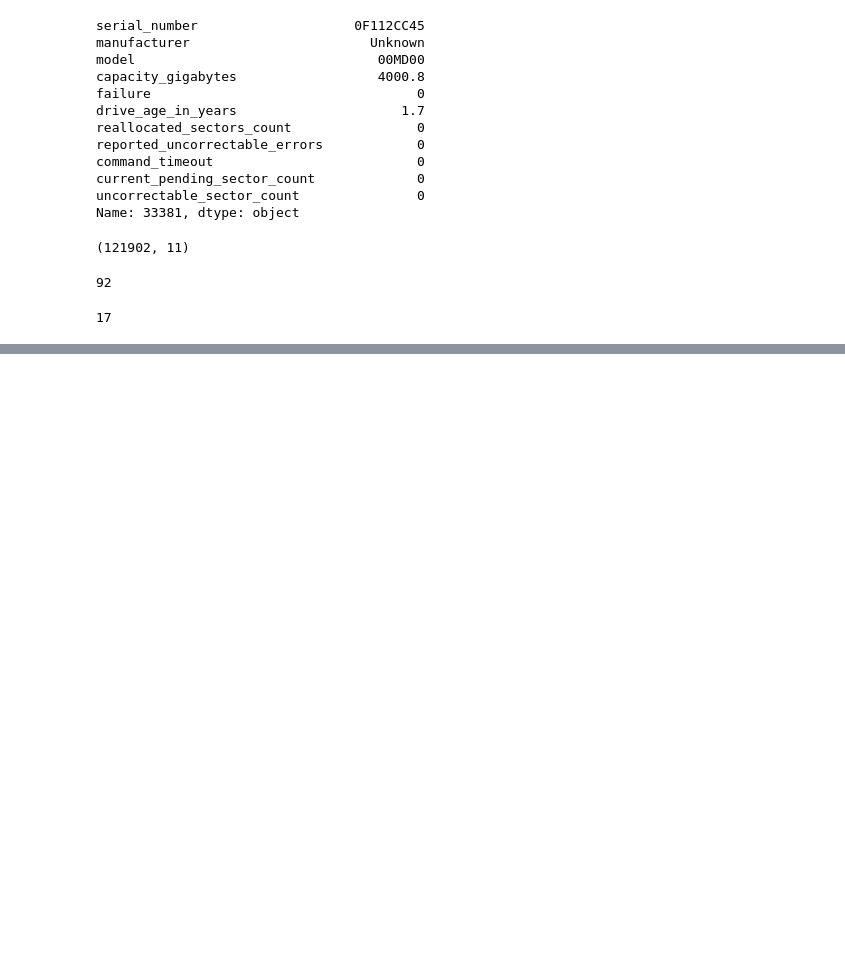
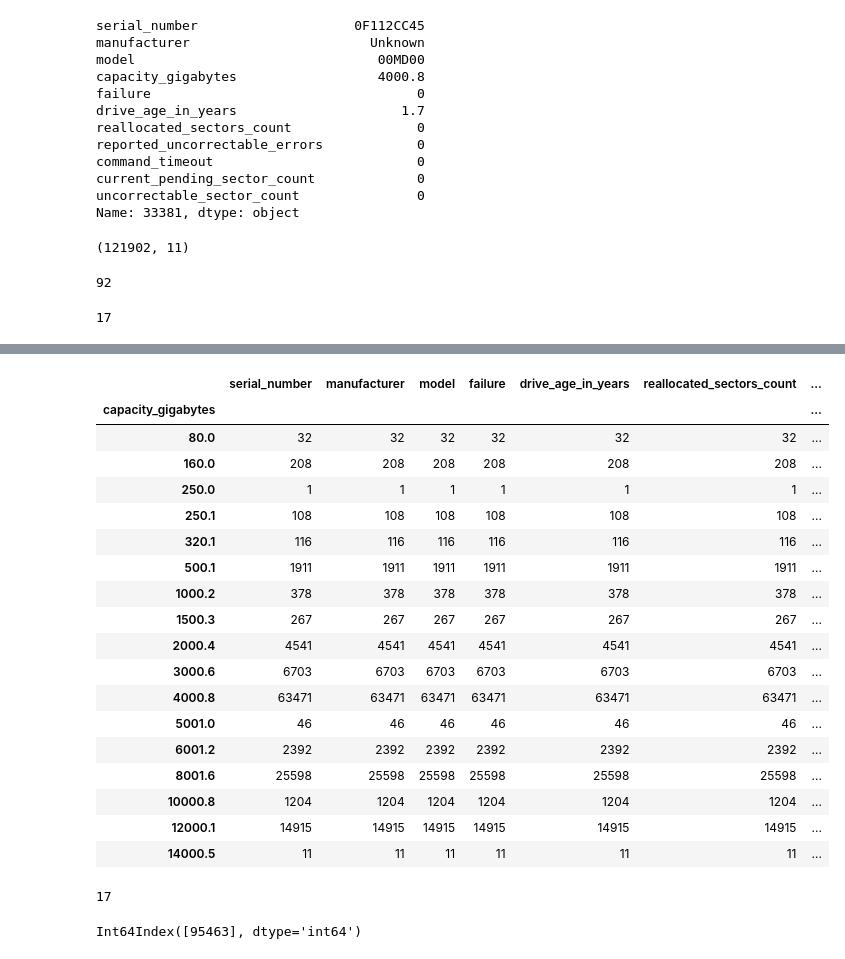
Before and after one commit to just-keep-spinning/hard-drive-project, a Jupyter notebook: tim_capstone_folder/pipeline.ipynb, the cells around one changed output, grey strips where cells are left out. Cells and saved outputs as stored; diff of their text form; code cells hidden in the pictures; blank space fills up the shorter version.

```diff
--- a/tim_capstone_folder/pipeline.ipynb
+++ b/tim_capstone_folder/pipeline.ipynb
@@ -481,0 +500,30 @@ df.capacity_gigabytes.nunique()
+# %%
+df.groupby('capacity_gigabytes').count()
+# %% [output]
+|  | serial_number | manufacturer | model | failure | drive_age_in_years | reallocated_sectors_count | ... |
+| capacity_gigabytes |  |  |  |  |  |  | ... |
+| 80.0 | 32 | 32 | 32 | 32 | 32 | 32 | ... |
+| 160.0 | 208 | 208 | 208 | 208 | 208 | 208 | ... |
+| 250.0 | 1 | 1 | 1 | 1 | 1 | 1 | ... |
+| 250.1 | 108 | 108 | 108 | 108 | 108 | 108 | ... |
+| 320.1 | 116 | 116 | 116 | 116 | 116 | 116 | ... |
+| 500.1 | 1911 | 1911 | 1911 | 1911 | 1911 | 1911 | ... |
+| 1000.2 | 378 | 378 | 378 | 378 | 378 | 378 | ... |
+| 1500.3 | 267 | 267 | 267 | 267 | 267 | 267 | ... |
+| 2000.4 | 4541 | 4541 | 4541 | 4541 | 4541 | 4541 | ... |
+| 3000.6 | 6703 | 6703 | 6703 | 6703 | 6703 | 6703 | ... |
+| 4000.8 | 63471 | 63471 | 63471 | 63471 | 63471 | 63471 | ... |
+| 5001.0 | 46 | 46 | 46 | 46 | 46 | 46 | ... |
+| 6001.2 | 2392 | 2392 | 2392 | 2392 | 2392 | 2392 | ... |
+| 8001.6 | 25598 | 25598 | 25598 | 25598 | 25598 | 25598 | ... |
+| 10000.8 | 1204 | 1204 | 1204 | 1204 | 1204 | 1204 | ... |
+| 12000.1 | 14915 | 14915 | 14915 | 14915 | 14915 | 14915 | ... |
+| 14000.5 | 11 | 11 | 11 | 11 | 11 | 11 | ... |
+# %%
+df.capacity_gigabytes.value_counts().count()
+# %% [output]
+17
+# %%
+df['capacity_gigabytes'].loc[lambda x: x== 250.0].index
+# %% [output]
+Int64Index([95463], dtype='int64')
```
Also changed, not shown: parts of 37 cells of this notebook.
